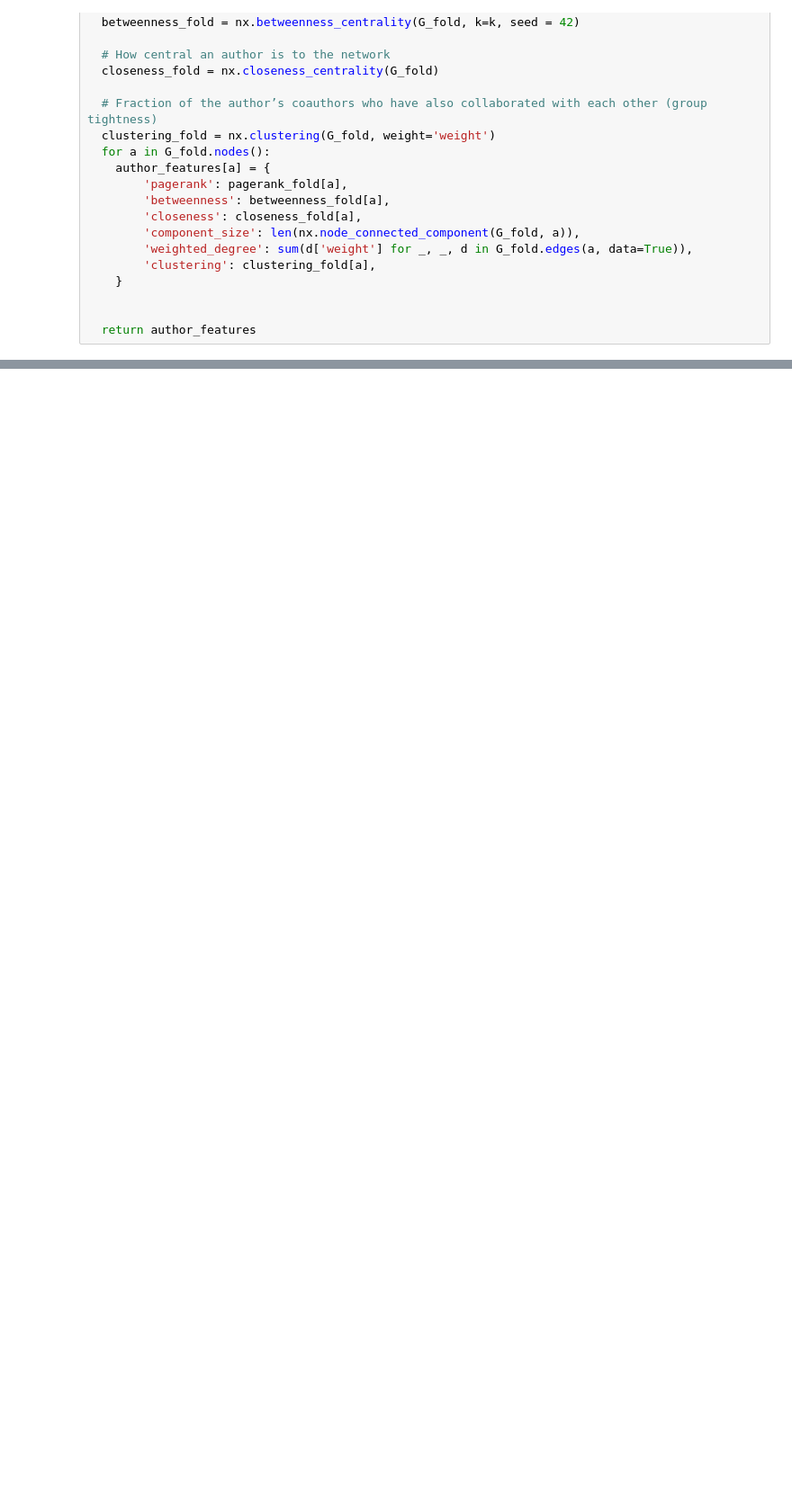
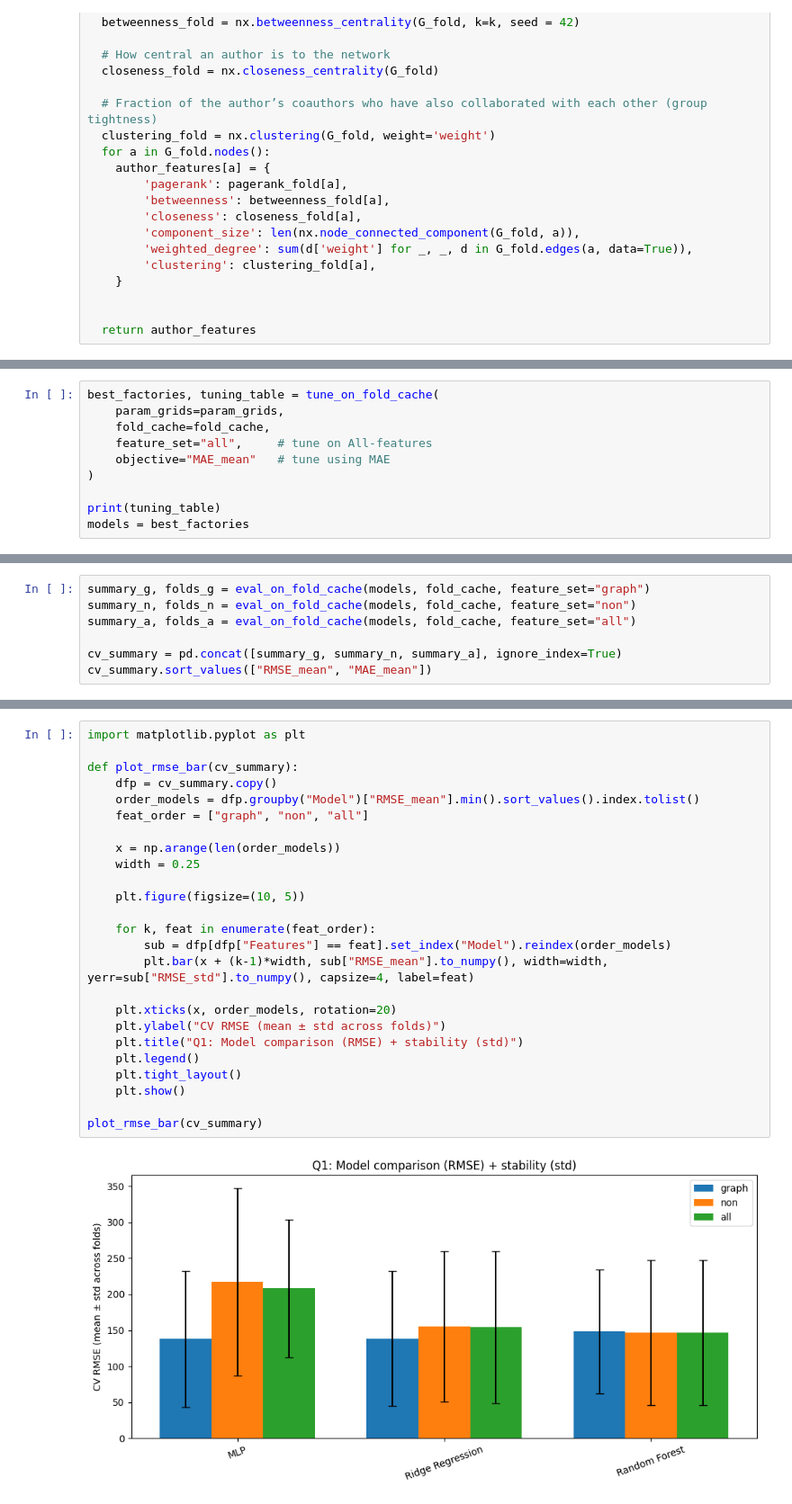
Before and after one commit to avezzuto/esl-team10, a Jupyter notebook: main.ipynb, the cells around one changed output, grey strips where cells are left out. Shown at 90% size. Cells and saved outputs as stored; diff of their text form; blank space fills up the shorter version.

Commit message:
add fine-tuning, rolling cv and graphs

```diff
--- a/main.ipynb
+++ b/main.ipynb
@@ -551,0 +764,10 @@ cv_results
+# %%
+best_factories, tuning_table = tune_on_fold_cache(
+    param_grids=param_grids,
+    fold_cache=fold_cache,
+    feature_set="all",     # tune on All-features
+    objective="MAE_mean"   # tune using MAE
+)
+
+print(tuning_table)
+models = best_factories
@@ -551,0 +792,7 @@ cv_results
+# %%
+summary_g, folds_g = eval_on_fold_cache(models, fold_cache, feature_set="graph")
+summary_n, folds_n = eval_on_fold_cache(models, fold_cache, feature_set="non")
+summary_a, folds_a = eval_on_fold_cache(models, fold_cache, feature_set="all")
+
+cv_summary = pd.concat([summary_g, summary_n, summary_a], ignore_index=True)
+cv_summary.sort_values(["RMSE_mean", "MAE_mean"])
@@ -551,0 +810,27 @@ cv_results
+# %%
+import matplotlib.pyplot as plt
+
+def plot_rmse_bar(cv_summary):
+    dfp = cv_summary.copy()
+    order_models = dfp.groupby("Model")["RMSE_mean"].min().sort_values().index.tolist()
+    feat_order = ["graph", "non", "all"]
+
+    x = np.arange(len(order_models))
+    width = 0.25
+
+    plt.figure(figsize=(10, 5))
+
+    for k, feat in enumerate(feat_order):
+        sub = dfp[dfp["Features"] == feat].set_index("Model").reindex(order_models)
+        plt.bar(x + (k-1)*width, sub["RMSE_mean"].to_numpy(), width=width, yerr=sub["RMSE_std"].to_numpy(), capsize=4, label=feat)
+
+    plt.xticks(x, order_models, rotation=20)
+    plt.ylabel("CV RMSE (mean ± std across folds)")
+    plt.title("Q1: Model comparison (RMSE) + stability (std)")
+    plt.legend()
+    plt.tight_layout()
+    plt.show()
+
+plot_rmse_bar(cv_summary)
+# %% [output]
+[figure, added]
```
Also changed, not shown: parts of 32 cells of this notebook.
